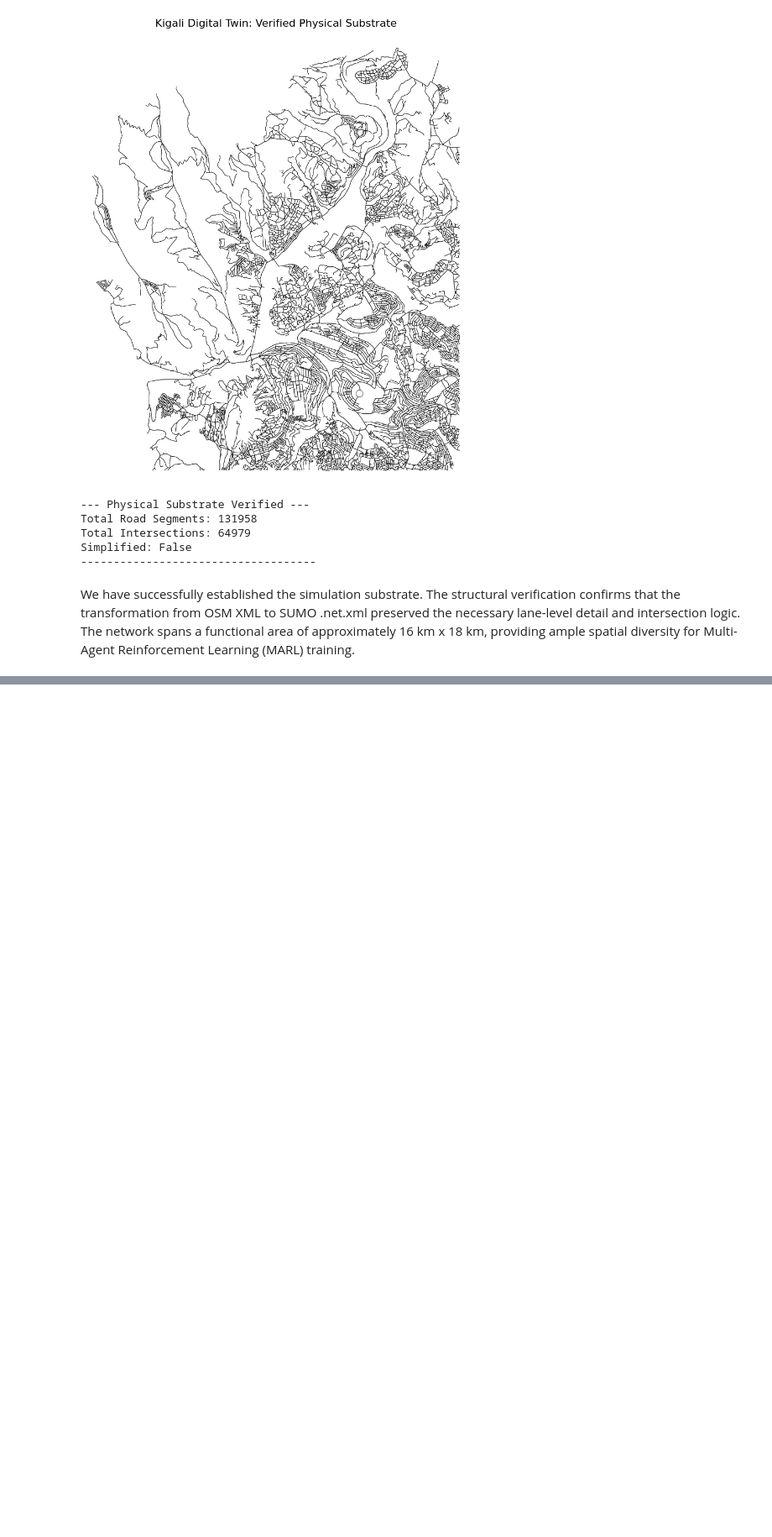
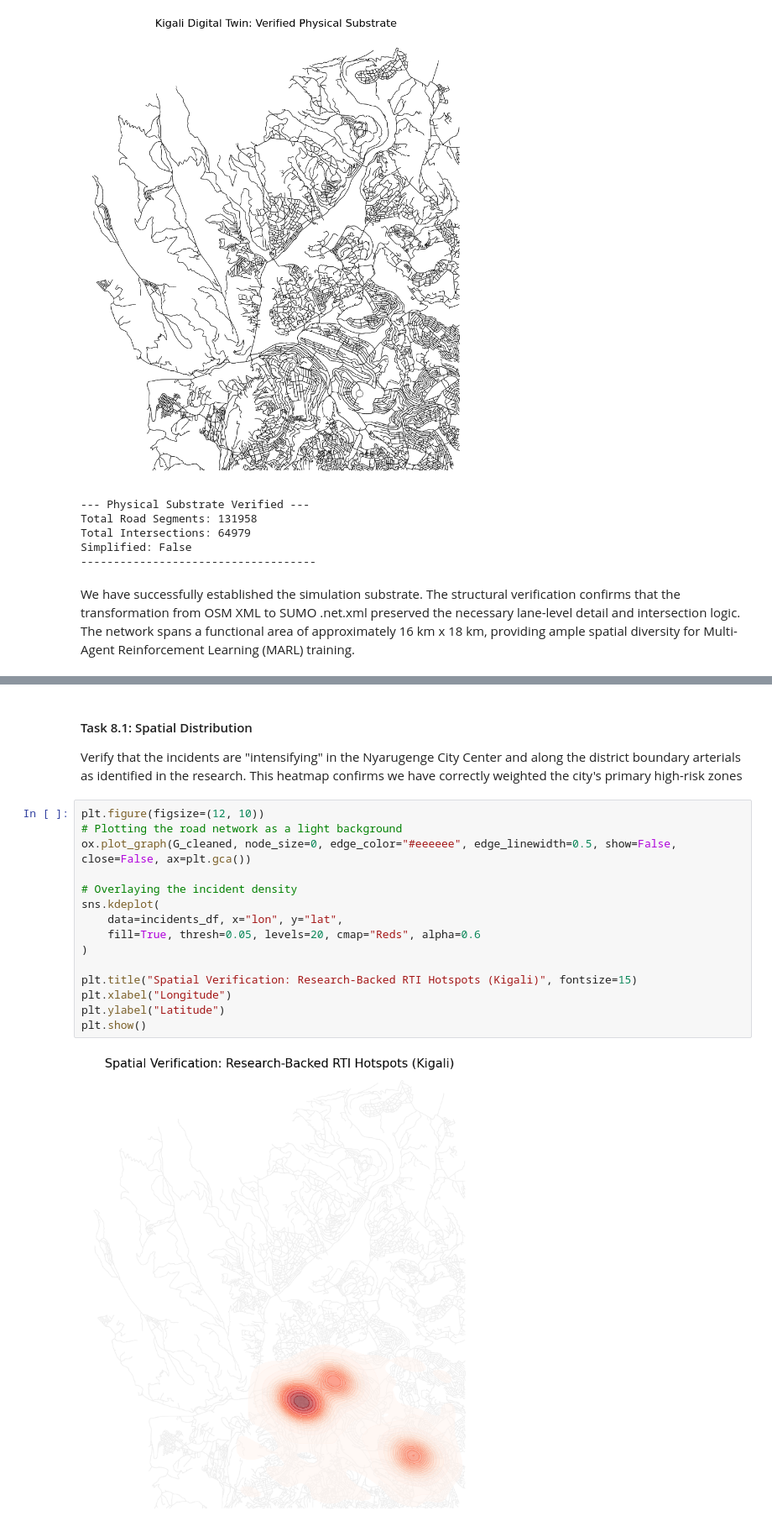
Before and after one commit to Christianib003/kigali-ems-pipeline-optimization, a Jupyter notebook: notebooks/01_data_extraction.ipynb, the cells around one changed output, grey strips where cells are left out. Shown at 84% size. Saved outputs shown, nothing was run; the diff lists cells and outputs as text; blank space fills up the shorter version.

Commit message:
generate data according to statistics

```diff
--- a/notebooks/01_data_extraction.ipynb
+++ b/notebooks/01_data_extraction.ipynb
@@ -312,0 +408,21 @@ We have successfully established the simulation substrate. The structural verifi
+# %% [markdown]
+#### Task 8.1: Spatial Distribution
+
+Verify that the incidents are "intensifying" in the Nyarugenge City Center and along the district boundary arterials as identified in the research. This heatmap confirms we have correctly weighted the city's primary high-risk zones
+# %%
+plt.figure(figsize=(12, 10))
+# Plotting the road network as a light background
+ox.plot_graph(G_cleaned, node_size=0, edge_color="#eeeeee", edge_linewidth=0.5, show=False, close=False, ax=plt.gca())
+
+# Overlaying the incident density
+sns.kdeplot(
+    data=incidents_df, x="lon", y="lat",
+    fill=True, thresh=0.05, levels=20, cmap="Reds", alpha=0.6
+)
+
+plt.title("Spatial Verification: Research-Backed RTI Hotspots (Kigali)", fontsize=15)
+plt.xlabel("Longitude")
+plt.ylabel("Latitude")
+plt.show()
+# %% [output]
+[figure, added]
```
Also changed, not shown: parts of 11 cells of this notebook.
